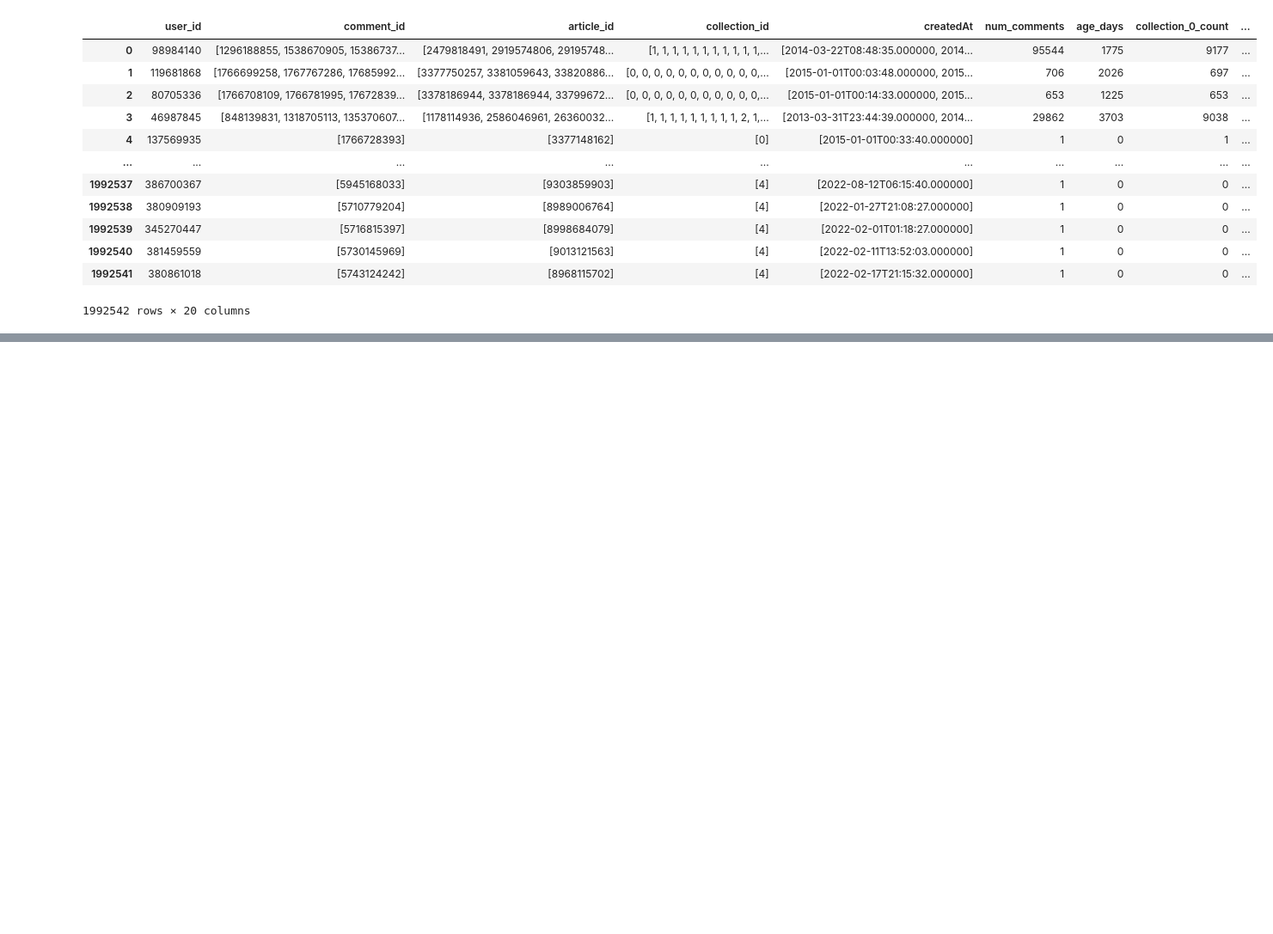
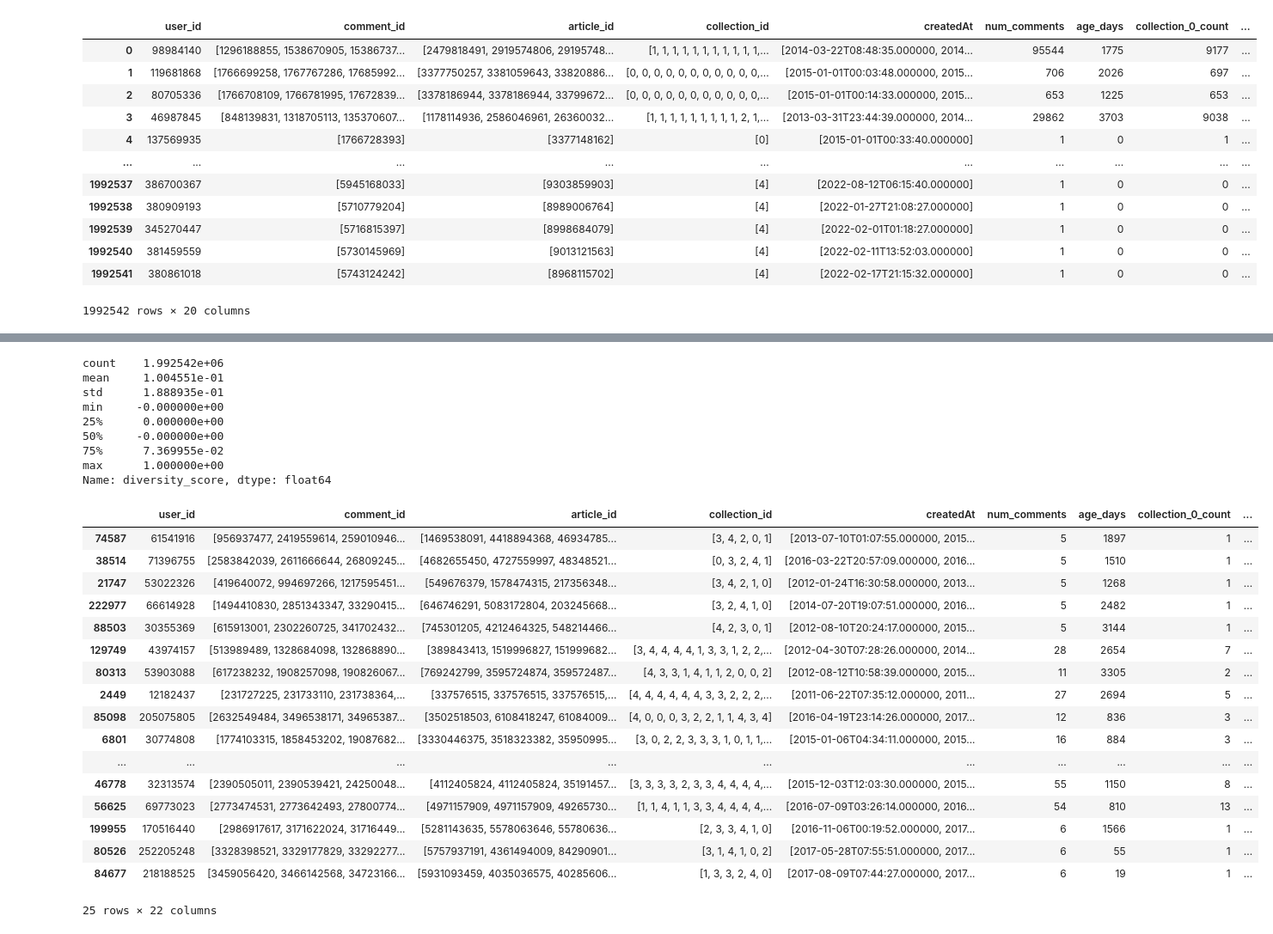
Before and after one commit to DanieleBarolo/Comments_Beliefs, a Jupyter notebook: individual_users_trajectories.ipynb, the cells around one changed output, grey strips where cells are left out. Shown: that part at 86% size. Drawn from its saved outputs; the diff is of its cells as text; code cells hidden in the pictures; blank space fills up the shorter version.

```diff
--- a/individual_users_trajectories.ipynb
+++ b/individual_users_trajectories.ipynb
@@ -419,0 +389,19 @@ KeyError: 'num_collections'
+# %%
+# 2. Calculate diversity scores for all users (Shannon entropy)
+def calculate_diversity(row):
+    # Assuming row contains collection_0_pct, collection_1_pct, etc. values between 0-1
+    values = [row[f'collection_{i}_pct'] for i in range(5)]
+    # Filter out zeros to avoid log(0)
+    values = [v for v in values if v > 0]
+    if not values:
+        return 0
+    # Shannon entropy calculation
+    entropy = -sum(v * np.log(v) for v in values)
+    # Normalize by maximum possible entropy (log of number of collections)
+    max_entropy = np.log(5)  # Using 5 as the total number of possible collections
+    return entropy / max_entropy if max_entropy > 0 else 0
+# Apply the diversity calculation to the DataFrame
+df['diversity_score'] = df.apply(calculate_diversity, axis=1)
+
+# Show descriptive statistics for the diversity scores
+df.diversity_score.describe()
@@ -419,0 +418,31 @@ KeyError: 'num_collections'
+# %%
+print(df.diversity_score.describe())
+df.sort_values(by='diversity_score', ascending=False).head(25)
+# %% [output]
+count    1.992542e+06
+mean     1.004551e-01
+std      1.888935e-01
+min     -0.000000e+00
+25%      0.000000e+00
+50%     -0.000000e+00
+75%      7.369955e-02
+max      1.000000e+00
+Name: diversity_score, dtype: float64
+|  | user_id | comment_id | article_id | collection_id | createdAt | num_comments | age_days | collection_0_count | ... |
+| 74587 | 61541916 | [956937477, 2419559614, 259010946... | [1469538091, 4418894368, 46934785... | [3, 4, 2, 0, 1] | [2013-07-10T01:07:55.000000, 2015... | 5 | 1897 | 1 | ... |
+| 38514 | 71396755 | [2583842039, 2611666644, 26809245... | [4682655450, 4727559997, 48348521... | [0, 3, 2, 4, 1] | [2016-03-22T20:57:09.000000, 2016... | 5 | 1510 | 1 | ... |
+| 21747 | 53022326 | [419640072, 994697266, 1217595451... | [549676379, 1578474315, 217356348... | [3, 4, 2, 1, 0] | [2012-01-24T16:30:58.000000, 2013... | 5 | 1268 | 1 | ... |
+| 222977 | 66614928 | [1494410830, 2851343347, 33290415... | [646746291, 5083172804, 203245668... | [3, 2, 4, 1, 0] | [2014-07-20T19:07:51.000000, 2016... | 5 | 2482 | 1 | ... |
+| 88503 | 30355369 | [615913001, 2302260725, 341702432... | [745301205, 4212464325, 548214466... | [4, 2, 3, 0, 1] | [2012-08-10T20:24:17.000000, 2015... | 5 | 3144 | 1 | ... |
+| 129749 | 43974157 | [513989489, 1328684098, 132868890... | [389843413, 1519996827, 151999682... | [3, 4, 4, 4, 4, 1, 3, 3, 1, 2, 2,... | [2012-04-30T07:28:26.000000, 2014... | 28 | 2654 | 7 | ... |
+| 80313 | 53903088 | [617238232, 1908257098, 190826067... | [769242799, 3595724874, 359572487... | [4, 3, 3, 1, 4, 1, 1, 2, 0, 0, 2] | [2012-08-12T10:58:39.000000, 2015... | 11 | 3305 | 2 | ... |
+| 2449 | 12182437 | [231727225, 231733110, 231738364,... | [337576515, 337576515, 337576515,... | [4, 4, 4, 4, 4, 4, 3, 3, 2, 2, 2,... | [2011-06-22T07:35:12.000000, 2011... | 27 | 2694 | 5 | ... |
+| 85098 | 205075805 | [2632549484, 3496538171, 34965387... | [3502518503, 6108418247, 61084009... | [4, 0, 0, 0, 3, 2, 2, 1, 1, 4, 3, 4] | [2016-04-19T23:14:26.000000, 2017... | 12 | 836 | 3 | ... |
+| 6801 | 30774808 | [1774103315, 1858453202, 19087682... | [3330446375, 3518323382, 35950995... | [3, 0, 2, 2, 3, 3, 3, 1, 0, 1, 1,... | [2015-01-06T04:34:11.000000, 2015... | 16 | 884 | 3 | ... |
+| ... | ... | ... | ... | ... | ... | ... | ... | ... | ... |
+| 46778 | 32313574 | [2390505011, 2390539421, 24250048... | [4112405824, 4112405824, 35191457... | [3, 3, 3, 3, 2, 3, 3, 4, 4, 4, 4,... | [2015-12-03T12:03:30.000000, 2015... | 55 | 1150 | 8 | ... |
+| 56625 | 69773023 | [2773474531, 2773642493, 27800774... | [4971157909, 4971157909, 49265730... | [1, 1, 4, 1, 1, 3, 3, 4, 4, 4, 4,... | [2016-07-09T03:26:14.000000, 2016... | 54 | 810 | 13 | ... |
+| 199955 | 170516440 | [2986917617, 3171622024, 31716449... | [5281143635, 5578063646, 55780636... | [2, 3, 3, 4, 1, 0] | [2016-11-06T00:19:52.000000, 2017... | 6 | 1566 | 1 | ... |
+| 80526 | 252205248 | [3328398521, 3329177829, 33292277... | [5757937191, 4361494009, 84290901... | [3, 1, 4, 1, 0, 2] | [2017-05-28T07:55:51.000000, 2017... | 6 | 55 | 1 | ... |
+| 84677 | 218188525 | [3459056420, 3466142568, 34723166... | [5931093459, 4035036575, 40285606... | [1, 3, 3, 2, 4, 0] | [2017-08-09T07:44:27.000000, 2017... | 6 | 19 | 1 | ... |
+25 rows × 22 columns
```
Also changed, not shown: parts of 9 cells of this notebook, 6 other files.
